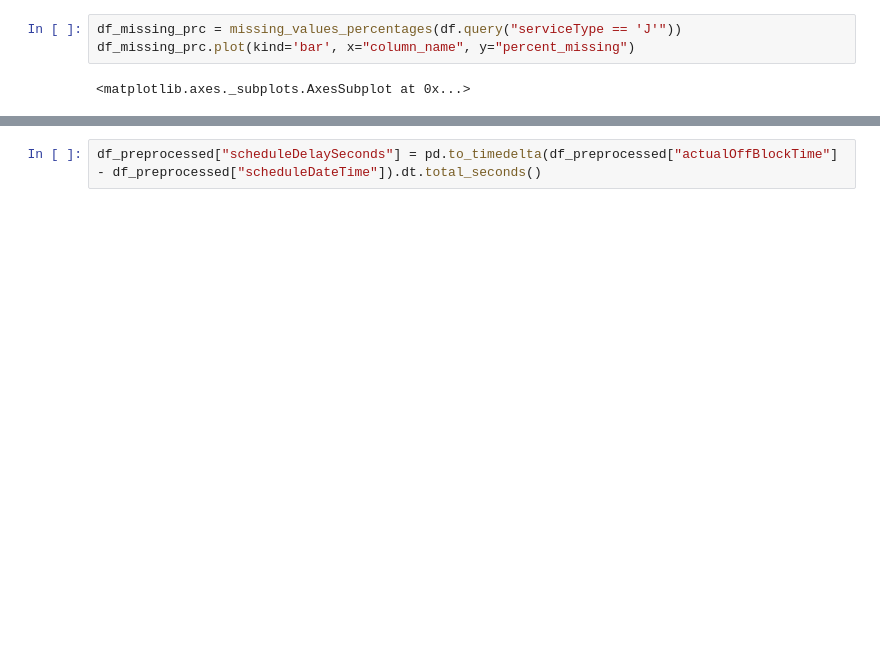
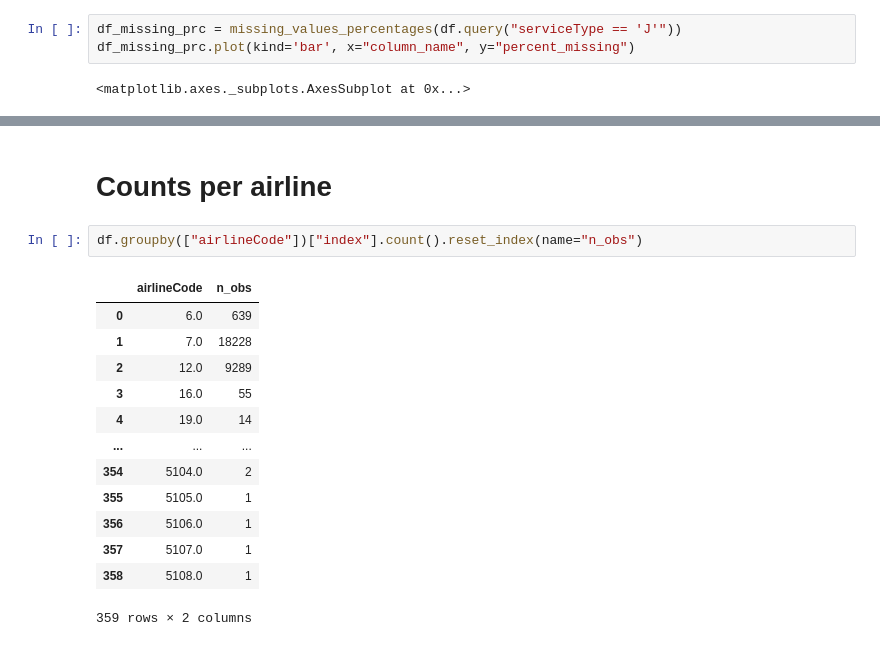
Before and after one commit to Lodewic/schiphol-assignment, a Jupyter notebook: notebooks/preprocess__flights_data.ipynb, the cells around one changed output, grey strips where cells are left out. Cells and saved outputs as stored; diff of their text form; blank space fills up the shorter version.

```diff
--- a/notebooks/preprocess__flights_data.ipynb
+++ b/notebooks/preprocess__flights_data.ipynb
@@ -219,2 +226,18 @@ Wall time: 5.68 s
-# %%
-df_preprocessed["scheduleDelaySeconds"] = pd.to_timedelta(df_preprocessed["actualOffBlockTime"] - df_preprocessed["scheduleDateTime"]).dt.total_seconds()
+# %% [markdown]
+# Counts per airline
+# %%
+df.groupby(["airlineCode"])["index"].count().reset_index(name="n_obs")
+# %% [output]
+|  | airlineCode | n_obs |
+| 0 | 6.0 | 639 |
+| 1 | 7.0 | 18228 |
+| 2 | 12.0 | 9289 |
+| 3 | 16.0 | 55 |
+| 4 | 19.0 | 14 |
+| ... | ... | ... |
+| 354 | 5104.0 | 2 |
+| 355 | 5105.0 | 1 |
+| 356 | 5106.0 | 1 |
+| 357 | 5107.0 | 1 |
+| 358 | 5108.0 | 1 |
+359 rows × 2 columns
```
Also changed, not shown: parts of 20 cells of this notebook.
